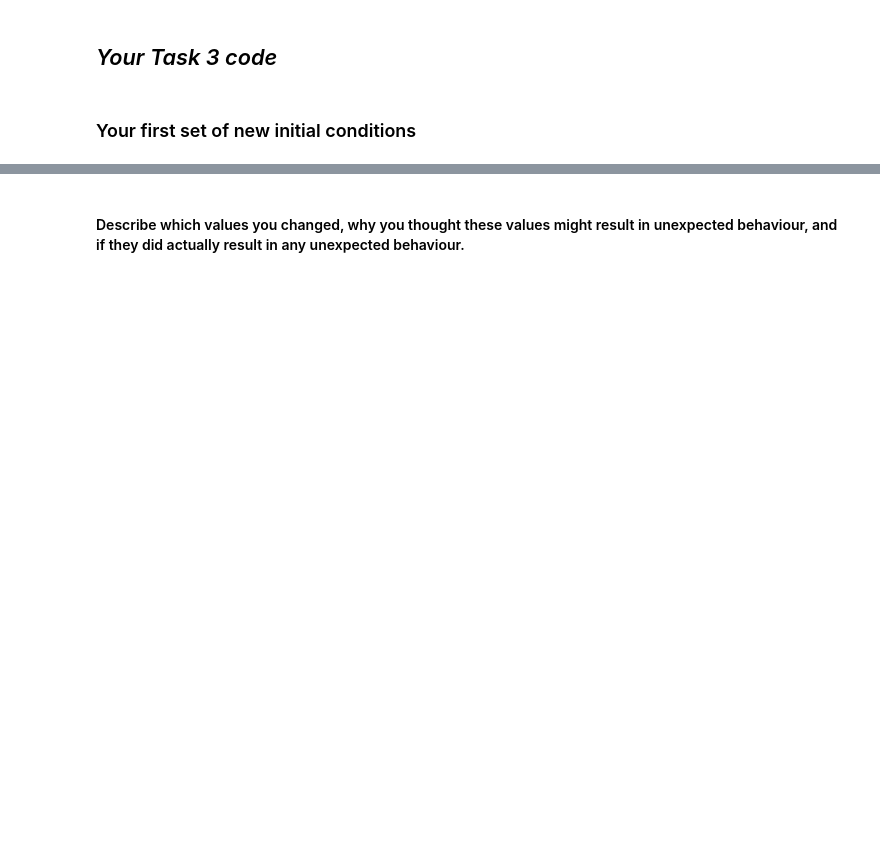
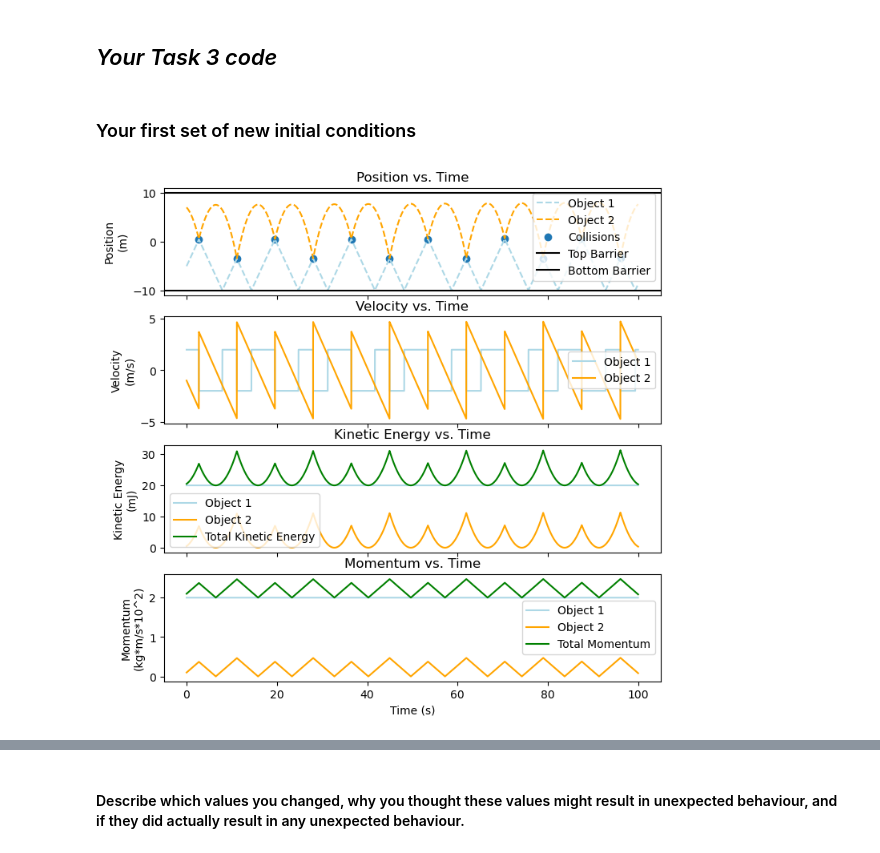
Before and after one commit to mufaro3/physics-210, a Jupyter notebook: Homework/Homework05.ipynb, the cells around one changed output, grey strips where cells are left out. Saved outputs shown, nothing was run; the diff lists cells and outputs as text; code cells hidden in the pictures; blank space fills up the shorter version.

```diff
--- a/Homework/Homework05.ipynb
+++ b/Homework/Homework05.ipynb
@@ -188,0 +199,22 @@ print(object_1.position)
+# %%
+object_1 = RigidBody(
+    initial_position = -5,
+    initial_velocity =  2,
+    initial_acceleration = 0,
+    mass = 0.01,
+    color = 'lightblue',
+    name = 'Object 1'
+)
+
+object_2 = RigidBody(
+    initial_position =  7,
+    initial_velocity = -1,
+    initial_acceleration = -1,
+    mass = 0.001,
+    color = 'orange',
+    name = 'Object 2'
+)
+# %%
+simulate_and_plot([object_1, object_2], time_range=(0, 100), dt=0.01)
+# %% [output]
+[figure, added]
```
Also changed, not shown: parts of 17 cells of this notebook.
